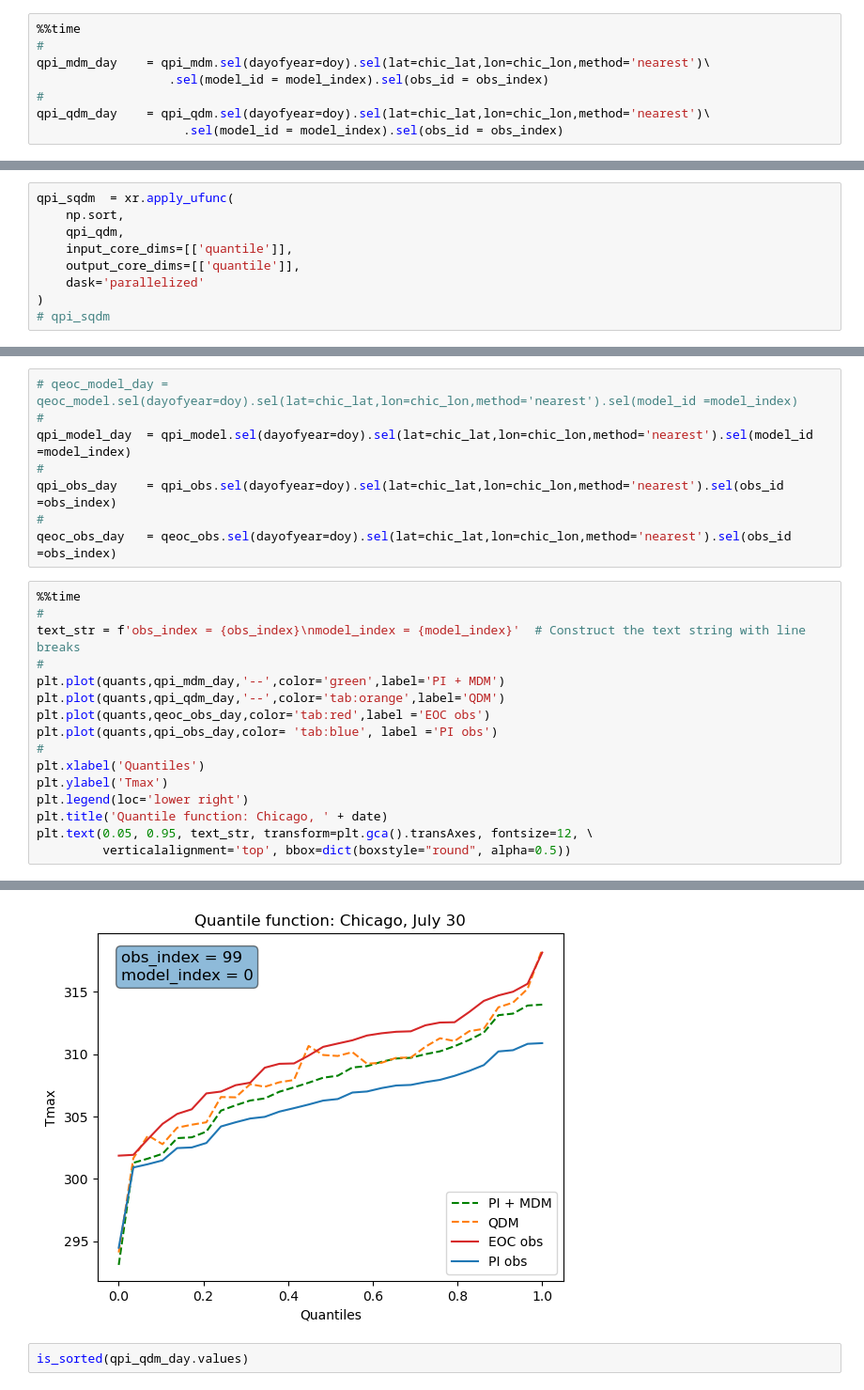
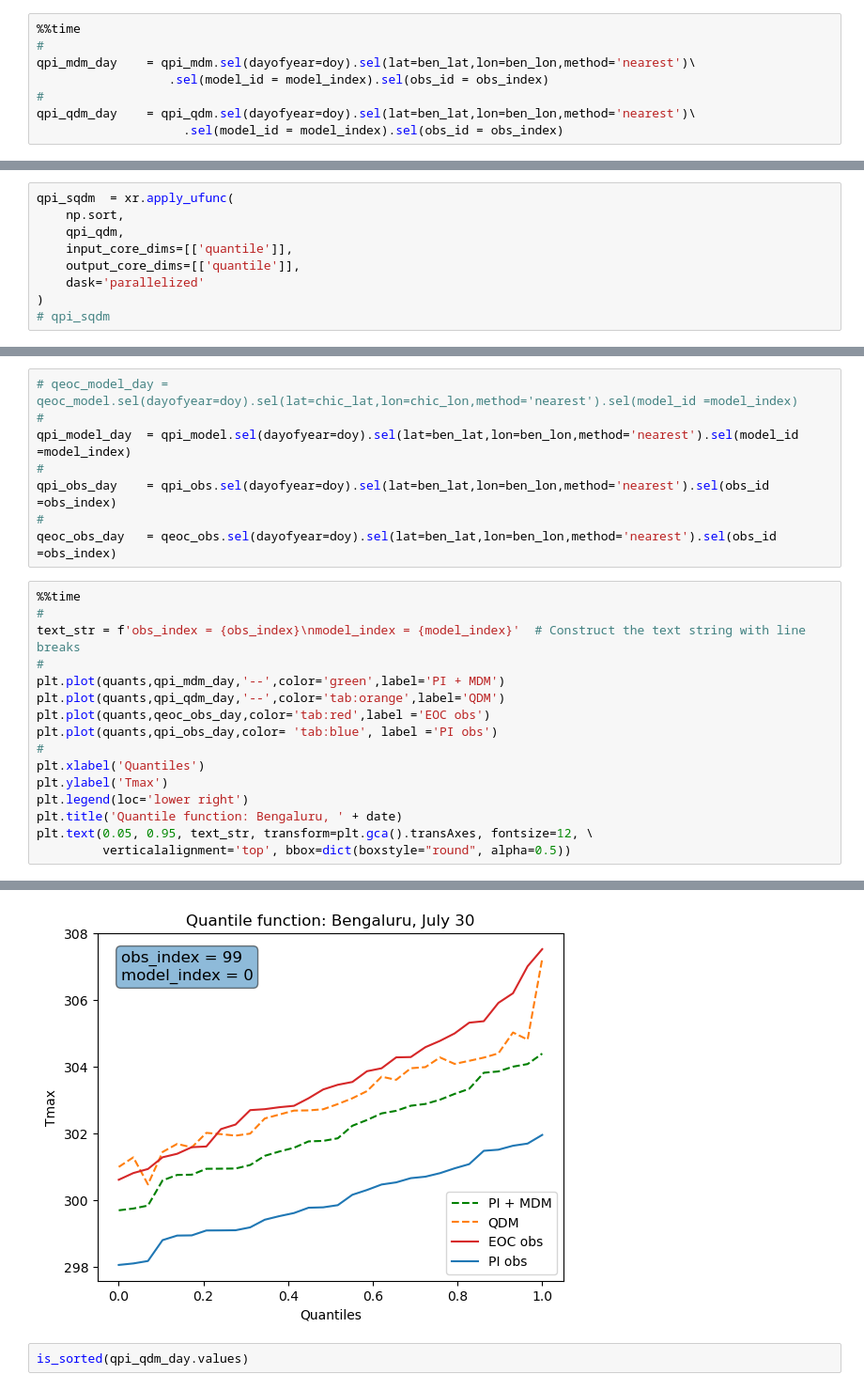
Before and after one commit to hrhampapura/moment_delta_mapping, a Jupyter notebook: lens_analysis/notebooks/sensitivity.ipynb, the cells around one changed output, grey strips where cells are left out. Shown at 94% size. Saved outputs shown, nothing was run; the diff lists cells and outputs as text.

```diff
--- a/lens_analysis/notebooks/sensitivity.ipynb
+++ b/lens_analysis/notebooks/sensitivity.ipynb
@@ -422,9 +422,9 @@ obs_index   = 99
 # %%
 %%time
 #
-qpi_mdm_day    = qpi_mdm.sel(dayofyear=doy).sel(lat=chic_lat,lon=chic_lon,method='nearest')\
+qpi_mdm_day    = qpi_mdm.sel(dayofyear=doy).sel(lat=ben_lat,lon=ben_lon,method='nearest')\
                   .sel(model_id = model_index).sel(obs_id = obs_index)
 #
-qpi_qdm_day    = qpi_qdm.sel(dayofyear=doy).sel(lat=chic_lat,lon=chic_lon,method='nearest')\
+qpi_qdm_day    = qpi_qdm.sel(dayofyear=doy).sel(lat=ben_lat,lon=ben_lon,method='nearest')\
                     .sel(model_id = model_index).sel(obs_id = obs_index)
 # %% [output]
@@ -445,11 +445,11 @@ qpi_sqdm_day = qpi_sqdm.sel(dayofyear=doy).sel(lat=chic_lat,lon=chic_lon,method=
 # %%
 # qeoc_model_day = qeoc_model.sel(dayofyear=doy).sel(lat=chic_lat,lon=chic_lon,method='nearest').sel(model_id =model_index)
 #
-qpi_model_day  = qpi_model.sel(dayofyear=doy).sel(lat=chic_lat,lon=chic_lon,method='nearest').sel(model_id =model_index)
+qpi_model_day  = qpi_model.sel(dayofyear=doy).sel(lat=ben_lat,lon=ben_lon,method='nearest').sel(model_id =model_index)
 #
-qpi_obs_day    = qpi_obs.sel(dayofyear=doy).sel(lat=chic_lat,lon=chic_lon,method='nearest').sel(obs_id =obs_index)
+qpi_obs_day    = qpi_obs.sel(dayofyear=doy).sel(lat=ben_lat,lon=ben_lon,method='nearest').sel(obs_id =obs_index)
 #
-qeoc_obs_day   = qeoc_obs.sel(dayofyear=doy).sel(lat=chic_lat,lon=chic_lon,method='nearest').sel(obs_id =obs_index)
+qeoc_obs_day   = qeoc_obs.sel(dayofyear=doy).sel(lat=ben_lat,lon=ben_lon,method='nearest').sel(obs_id =obs_index)
 # %%
 %%time
 #
@@ -463,7 +463,7 @@ plt.plot(quants,qpi_obs_day,color= 'tab:blue', label ='PI obs')
 plt.xlabel('Quantiles')
 plt.ylabel('Tmax')
 plt.legend(loc='lower right')
-plt.title('Quantile function: Chicago, ' + date)
+plt.title('Quantile function: Bengaluru, ' + date)
 plt.text(0.05, 0.95, text_str, transform=plt.gca().transAxes, fontsize=12, \
          verticalalignment='top', bbox=dict(boxstyle="round", alpha=0.5))
 # %% [output]
@@ -472,5 +472,5 @@ Wall time: 2min 23s
 Text(0.05, 0.95, 'obs_index = 99\nmodel_index = 0')
-[figure, old version]
+[figure, new version]
 # %%
 is_sorted(qpi_qdm_day.values)
 # %% [output]
```
Also changed, not shown: parts of 13 cells of this notebook, 1 other file.
